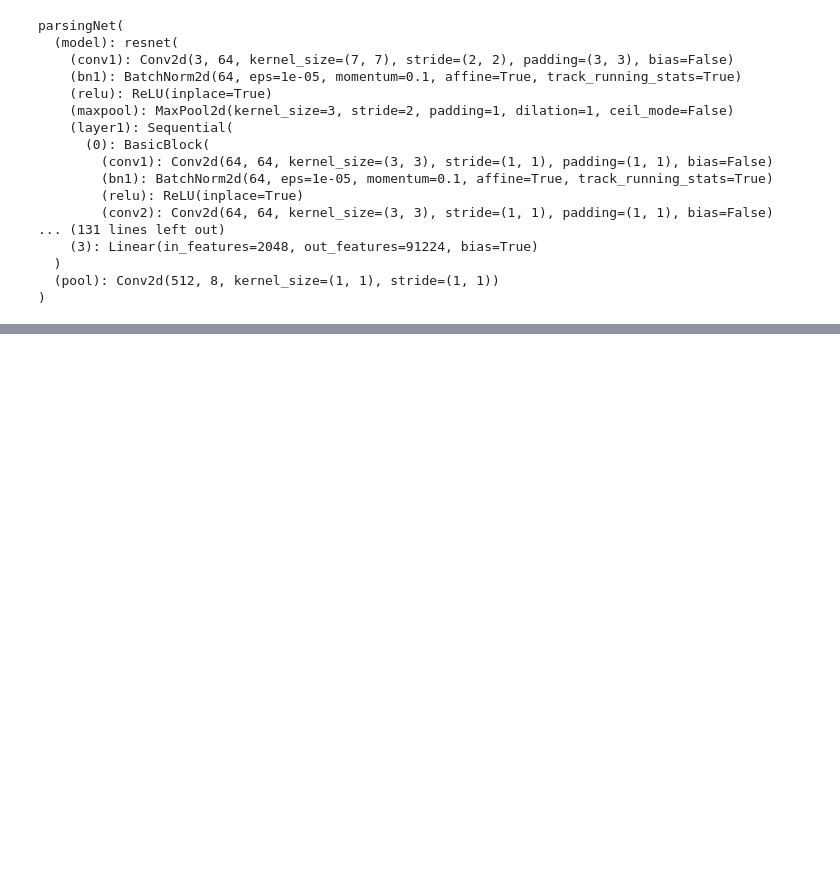
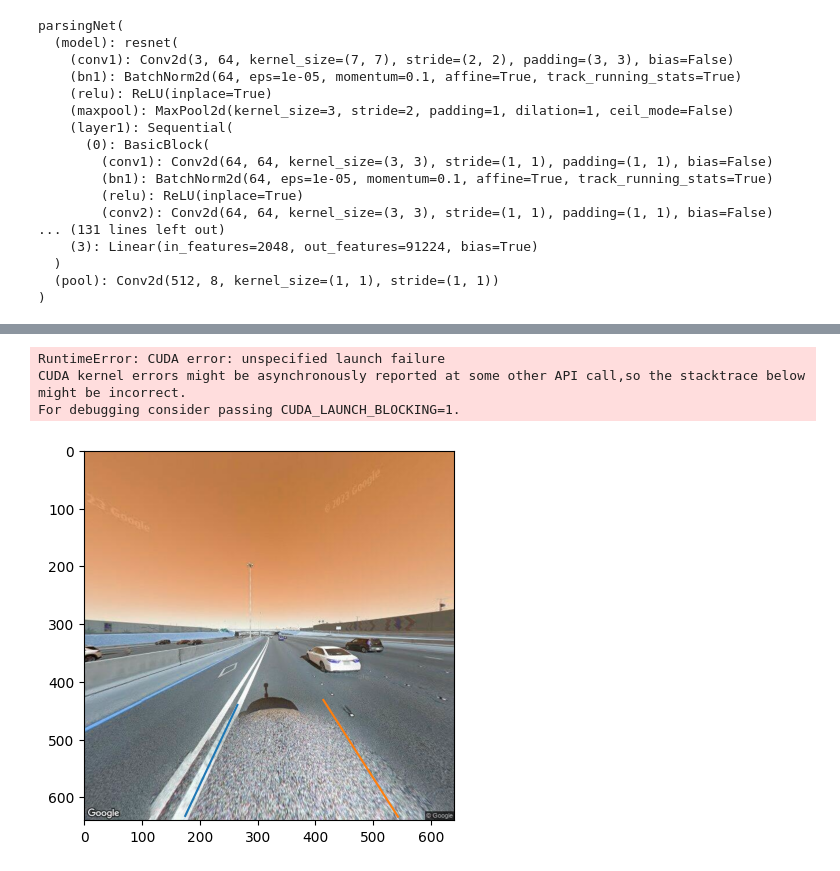
Before and after one commit to jksdbks123/Ultra-Fast-Lane-Detection-v2, a Jupyter notebook: inference_test.ipynb, the cells around one changed output, grey strips where cells are left out. Saved outputs shown, nothing was run; the diff lists cells and outputs as text; code cells hidden in the pictures; blank space fills up the shorter version.

Commit message:
create training set

```diff
--- a/inference_test.ipynb
+++ b/inference_test.ipynb
@@ -141,0 +393,20 @@ for folder in folder_list:
+# %%
+class LaneTestDataset(torch.utils.data.Dataset):
+    def __init__(self, list_path, img_transform=None, crop_size=None):
+        super(LaneTestDataset, self).__init__()
+        self.img_transform = img_transform
+        self.crop_size = crop_size
+        self.list_path = list_path
+
+    def __getitem__(self, index):
+        img_path = self.list_path[index]
+        img = Image.open(img_path)
+
+        if self.img_transform is not None:
+            img = self.img_transform(img)
+        img = img[:,-self.crop_size:,:]
+
+        return img, img_path
+
+    def __len__(self):
+        return len(self.list_path)
@@ -141,0 +437,59 @@ for folder in folder_list:
+# %%
+root_folder = r'../Roadviewer/GSVDownload/Images'
+out_path = r'../Roadviewer/TrainingDatasetCreation'
+if not os.path.exists(out_path):
+    os.makedirs(out_path)
+batch_size = 1
+all_img_paths = []
+# walk through all the root folder
+for folder in os.listdir(root_folder):
+    folder_path = os.path.join(root_folder,folder)
+    for img in os.listdir(folder_path):
+        img_path = os.path.join(folder_path,img)
+        all_img_paths.append(img_path)
+img_w,img_h = 640,640
+# create a dataset
+dataset = LaneTestDataset(all_img_paths, img_transforms, cfg.train_height)
+dataloader = torch.utils.data.DataLoader(dataset, batch_size=batch_size, shuffle=False, num_workers=4)
+for i, (imgs, img_paths) in tqdm(enumerate(dataloader)):
+    imgs = imgs.cuda()
+    img_path = img_paths[0]
+    route_img_name = (img_path.split('/')[-2] + '_' + img_path.split('/')[-1])[:-4]
+    with torch.no_grad():
+        pred = net(imgs)
+
+    coords = pred2coords(pred, cfg.row_anchor, cfg.col_anchor, original_image_width = img_w, original_image_height = img_h)
+    extract_lane_patch(coords,out_path,route_img_name,img_h = img_h,img_w = img_w)
+# %% [output]
+RuntimeError: CUDA error: unspecified launch failure
+CUDA kernel errors might be asynchronously reported at some other API call,so the stacktrace below might be incorrect.
+For debugging consider passing CUDA_LAUNCH_BLOCKING=1.
+# %%
+
+plt.figure()
+plt.imshow(vis)
+for lane_coords in coords:
+    lane_coords = np.array(lane_coords)
+    lane_params = np.polyfit(lane_coords[:,0],lane_coords[:,1],1)
+    x = np.linspace(0,img_w,100)
+    y = lane_params[0] * x + lane_params[1]
+    valid_ind = np.where((y >= 2*img_h/3) & (y <= img_h))[0]
+    if valid_ind.shape[0] == 0:
+        continue
+    x = x[valid_ind]
+    y = y[valid_ind]
+    # create a mask with 20 pixel width for the lane
+    mask = np.zeros((img_h,img_w))
+    for i in range(len(x)):
+        mask[int(y[i]),int(x[i])] = 1
+    mask = cv2.dilate(mask, np.ones((50,50)))
+    # extract the lane image patch from the image using the mask
+    lane_patch = cv2.bitwise_and(vis,vis,mask = mask.astype(np.uint8))
+    # only extract the lane region
+    lane_patch = lane_patch[int(y[0]):int(y[-1]),int(x[0]):int(x[-1])]
+
+
+    plt.plot(x,y)
+plt.show()
+# %% [output]
+[figure, added]
```
Also changed, not shown: parts of 21 cells of this notebook.
